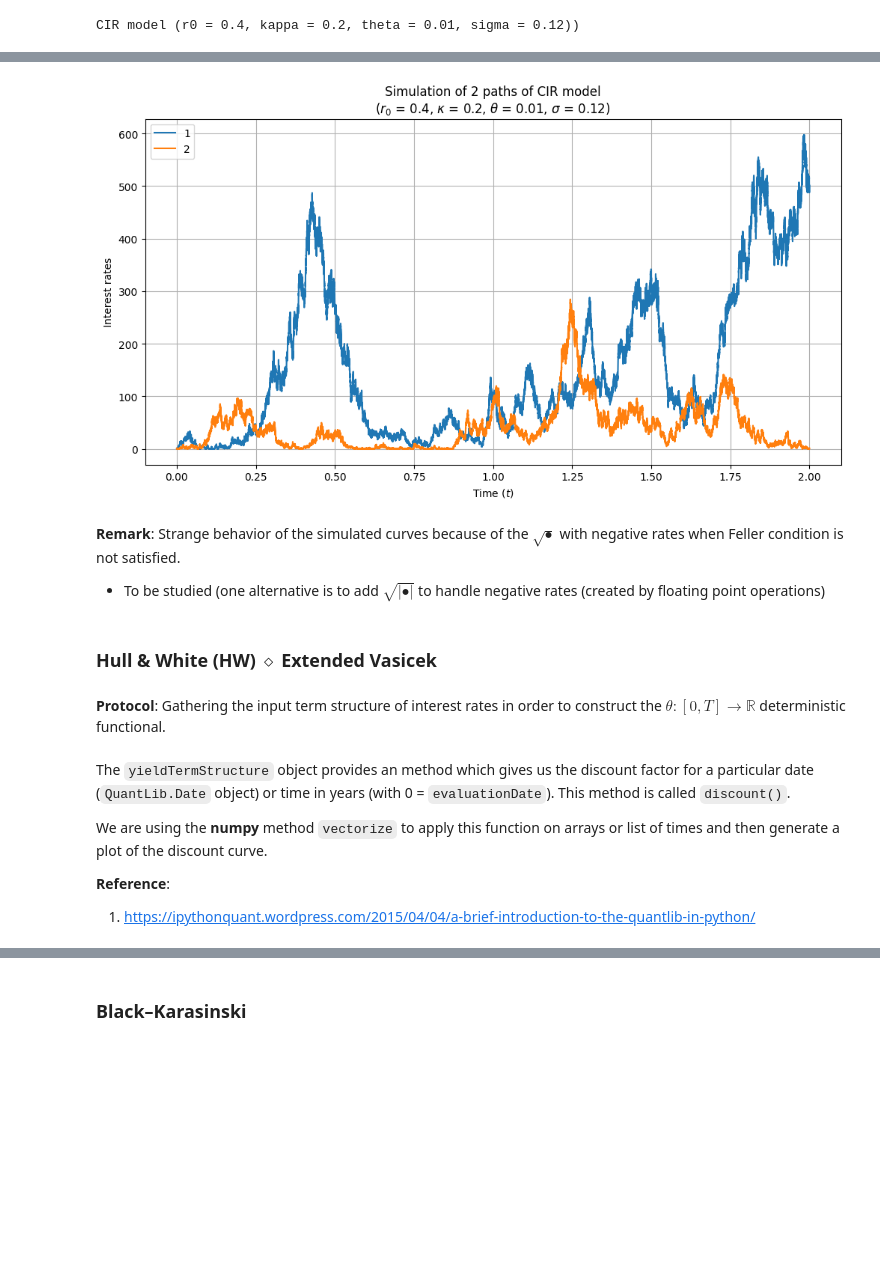
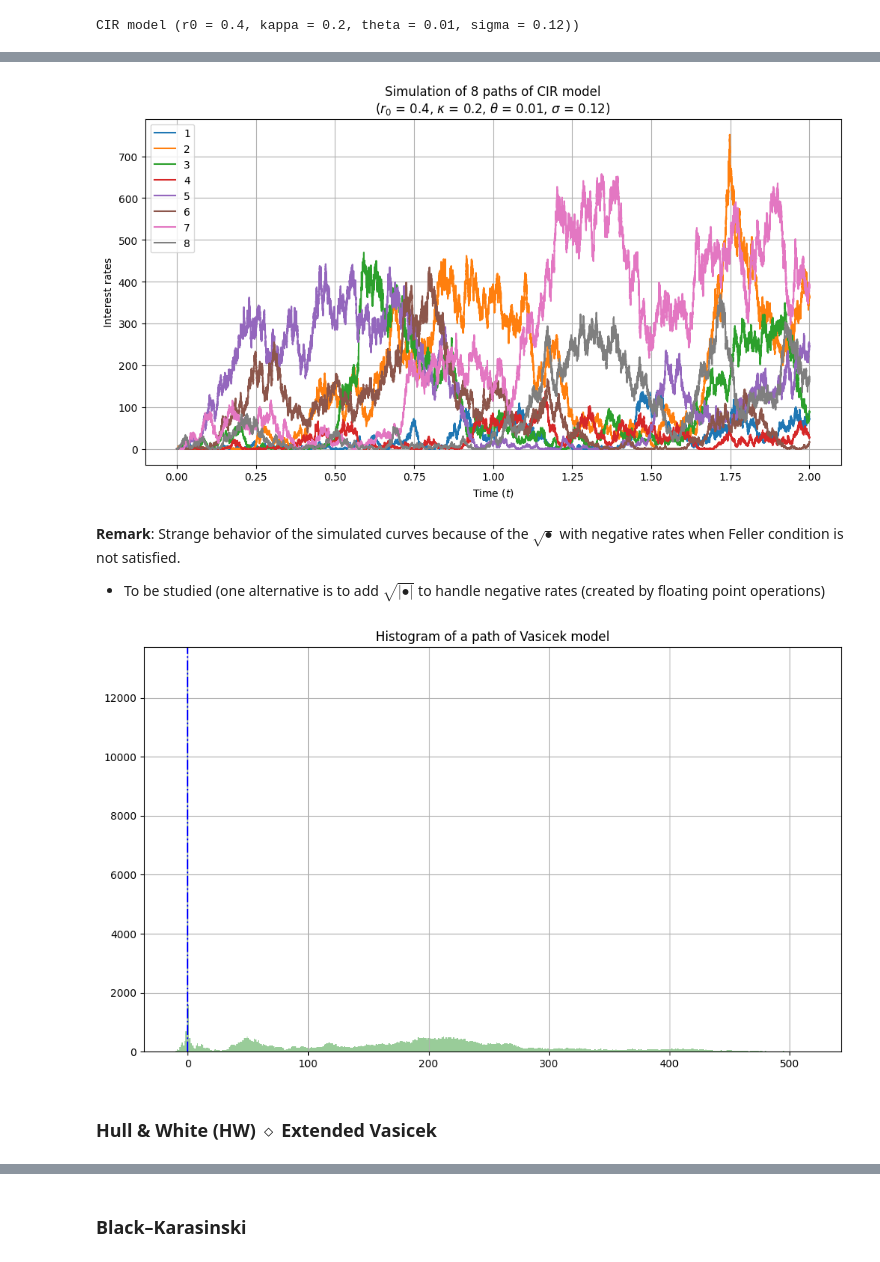
Before and after one commit to lcsrodriguez/CuttingEdge-Milliman, a Jupyter notebook: main.ipynb, the cells around one changed output, grey strips where cells are left out. Saved outputs shown, nothing was run; the diff lists cells and outputs as text; code cells hidden in the pictures; blank space fills up the shorter version.

```diff
--- a/main.ipynb
+++ b/main.ipynb
@@ -210,7 +243,10 @@ normtest_jarquebera = lambda x:scipy.stats.jarque_bera(x).pvalue > TEST_THRESHOL
 ### Cox-Ingersoll-Ross (CIR)
 # %%
 class CIRModel(RatesModel):
+    """ Class representing the Cox-Ingersoll-Ross (CIR) model """
+
     MODEL_NAME = "CIR"
+
     def __init__(self, r0: float, kappa: float, theta: float, sigma: float) -> None:
         """
         Default constructor in order to verify the validity of the parameters, and store them
@@ -369,6 +405,6 @@ model.plot_feller_line()
 # %%
 # Simulation of several trajectories
-NB_TRAJECTORIES = 2
+NB_TRAJECTORIES = 8
 _ = cast_df(model.simulate_paths(NB_TRAJECTORIES, scheme=Scheme.MILSTEIN, T=2)).T.plot(x = 0, y = list(range(1, NB_TRAJECTORIES + 1)), figsize=(12, 6))
 _ = plt.grid()
 _ = plt.xlabel("Time ($t$)")
@@ -376,10 +412,17 @@ _ = plt.ylabel("Interest rates")
 _ = plt.title(f"Simulation of {NB_TRAJECTORIES} paths of CIR model\n{model.get_parameter_string()}")
 _ = plt.legend()
 # %% [output]
-[figure, old version]
+[figure, new version]
 # %% [markdown]
 **Remark**: Strange behavior of the simulated curves because of the $\sqrt{\bullet}$ with negative rates when Feller condition is not satisfied.
 - To be studied (one alternative is to add $\sqrt{|\bullet|}$ to handle negative rates (created by floating point operations)
+# %%
+# Histogram of a path
+_ = df["r"].hist(bins=int(5e2), figsize=(12, 7), color="green", alpha=0.4)
+_ = plt.title("Histogram of a path of Vasicek model")
+_ = plt.axvline(x = 0, ls = "-.", color="blue")
+# %% [output]
+[figure, added]
 # %% [markdown]
 ### Hull & White (HW) $\diamond$ Extended Vasicek
 # %%
@@ -448,5 +494,3 @@ class HullWhiteModel(RatesModel):
         """
         # Since b'(.) = 0, the Milstein scheme is equivalent to the Euler scheme
         return self.simulate_euler(T, N)
-# %% [markdown]
-**Protocol**: Gathering the input term structure of interest rates in order to construct the $\theta : \left[0, T\right] \longrightarrow \mathbb{R}$ deterministic functional.
@@ -473,7 +496,0 @@ handler_YTS = ql.YieldTermStructureHandle(disc_curve)
-# %% [markdown]
-The `yieldTermStructure` object provides an method which gives us the discount factor for a particular date (`QuantLib.Date` object) or time in years (with 0 = `evaluationDate`). This method is called `discount()`.
-
-We are using the **numpy** method `vectorize` to apply this function on arrays or list of times and then generate a plot of the discount curve.
-
-**Reference**:
-1. https://ipythonquant.wordpress.com/2015/04/04/a-brief-introduction-to-the-quantlib-in-python/
```
Also changed, not shown: parts of 60 cells of this notebook.
